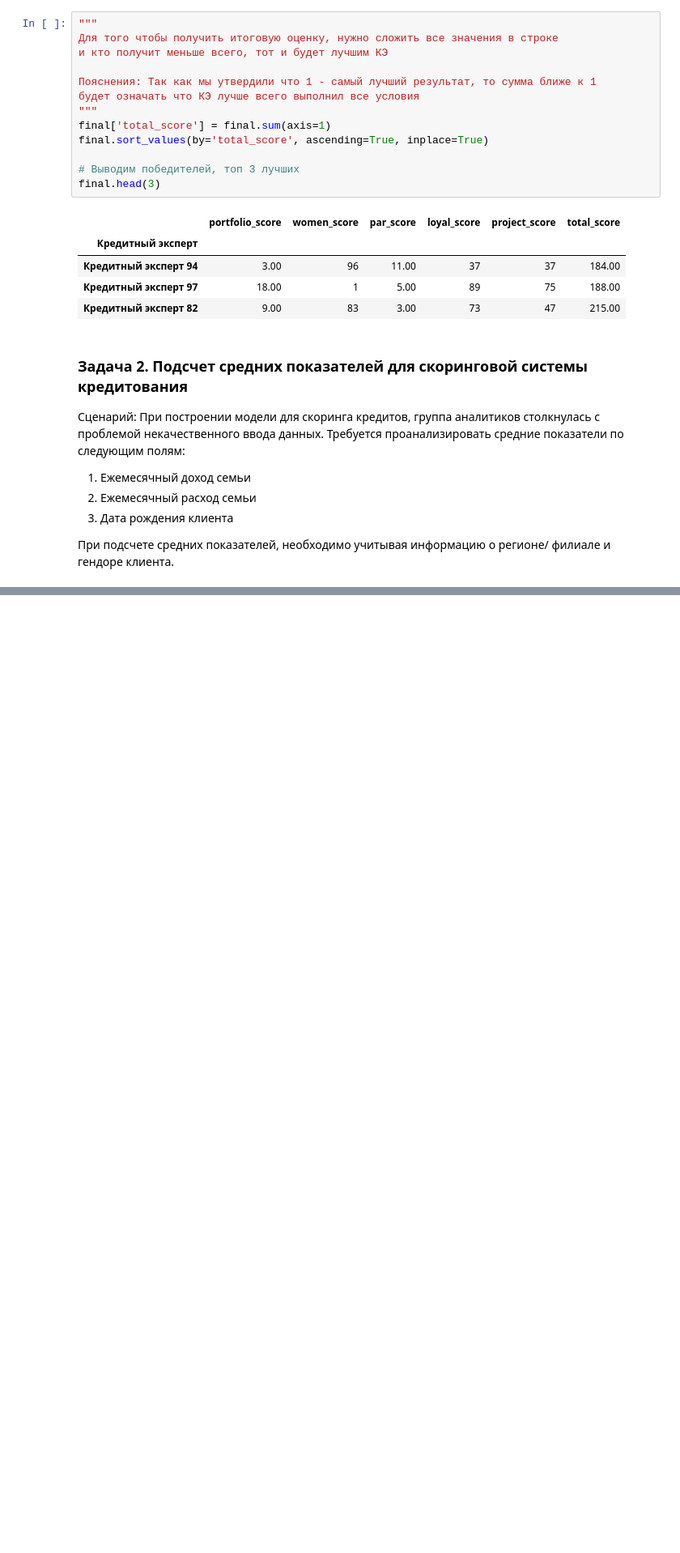
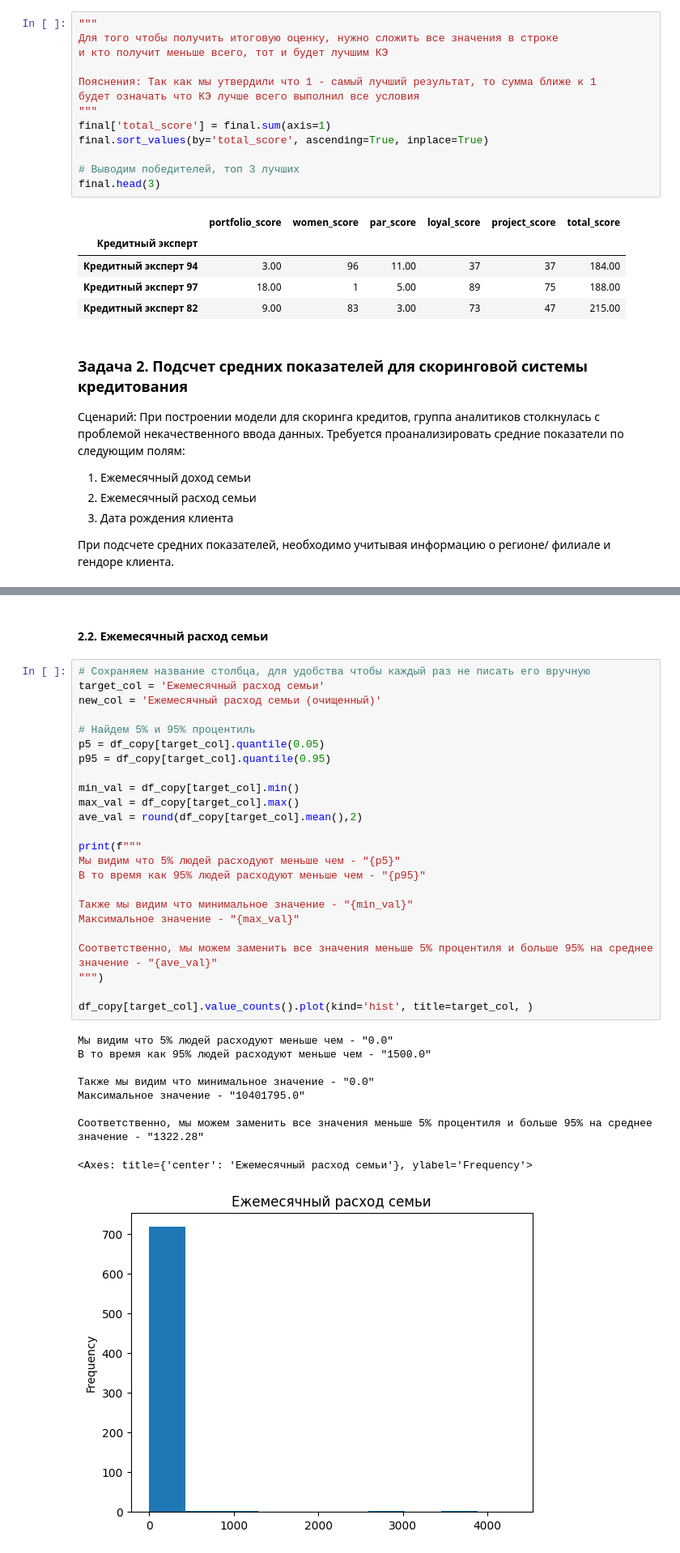
Before and after one commit to mkhayom/Python-Courses, a Jupyter notebook: Task 7.ipynb, the cells around one changed output, grey strips where cells are left out. Shown at 81% size. Drawn from its saved outputs; the diff is of its cells as text; blank space fills up the shorter version.

```diff
--- a/Task 7.ipynb
+++ b/Task 7.ipynb
@@ -339,0 +434,36 @@ final.head(3)
+# %% [markdown]
+#### 2.2. Ежемесячный расход семьи
+# %%
+# Сохраняем название столбца, для удобства чтобы каждый раз не писать его вручную
+target_col = 'Ежемесячный расход семьи'
+new_col = 'Ежемесячный расход семьи (очищенный)'
+
+# Найдем 5% и 95% процентиль
+p5 = df_copy[target_col].quantile(0.05)
+p95 = df_copy[target_col].quantile(0.95)
+
+min_val = df_copy[target_col].min()
+max_val = df_copy[target_col].max()
+ave_val = round(df_copy[target_col].mean(),2)
+
+print(f"""
+Мы видим что 5% людей расходуют меньше чем - "{p5}"
+В то время как 95% людей расходуют меньше чем - "{p95}"
+
+Также мы видим что минимальное значение - "{min_val}"
+Максимальное значение - "{max_val}"
+
+Соответственно, мы можем заменить все значения меньше 5% процентиля и больше 95% на среднее значение - "{ave_val}"
+""")
+
+df_copy[target_col].value_counts().plot(kind='hist', title=target_col, )
+# %% [output]
+Мы видим что 5% людей расходуют меньше чем - "0.0"
+В то время как 95% людей расходуют меньше чем - "1500.0"
+
+Также мы видим что минимальное значение - "0.0"
+Максимальное значение - "10401795.0"
+
+Соответственно, мы можем заменить все значения меньше 5% процентиля и больше 95% на среднее значение - "1322.28"
+<Axes: title={'center': 'Ежемесячный расход семьи'}, ylabel='Frequency'>
+[figure, added]
```
Also changed, not shown: parts of 12 cells of this notebook.
